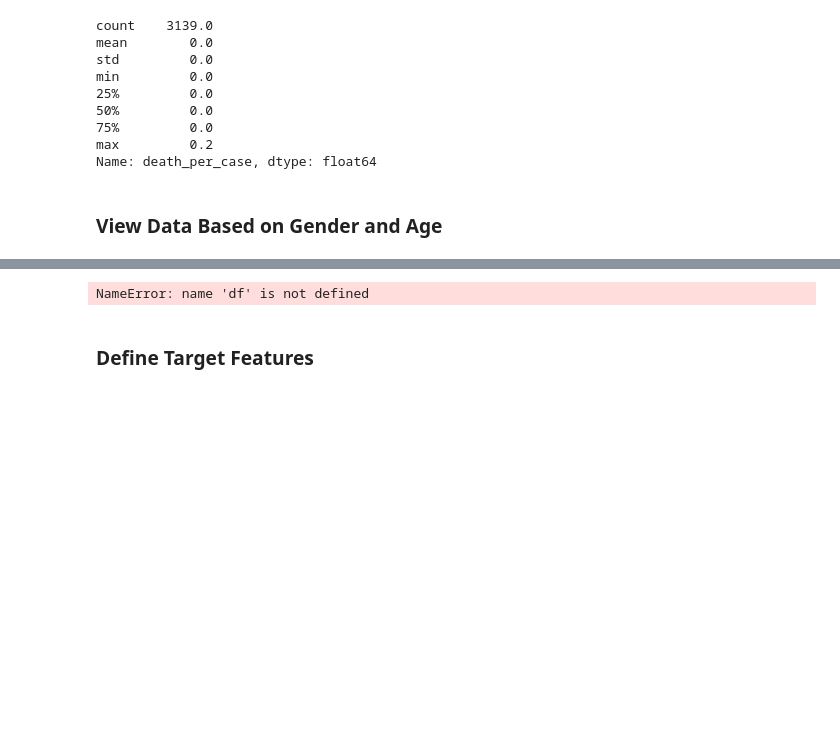
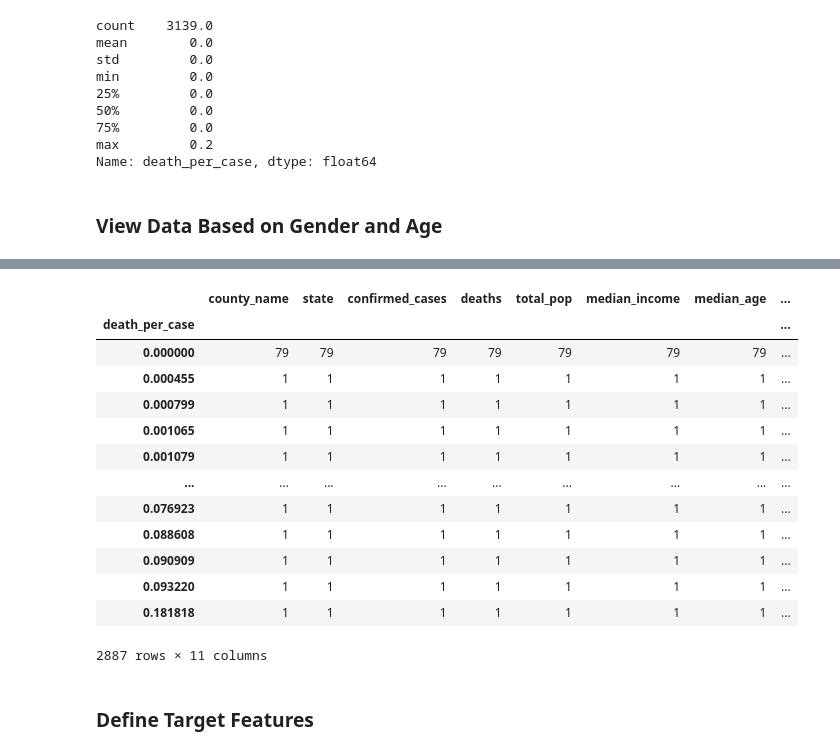
Before and after one commit to memote024/CS7324fall23, a Jupyter notebook: Lab3/Lab3_ExtendedLogisticalRegression (1).ipynb, the cells around one changed output, grey strips where cells are left out. Drawn from its saved outputs; the diff is of its cells as text; code cells hidden in the pictures; blank space fills up the shorter version.

```diff
--- a/Lab3/Lab3_ExtendedLogisticalRegression (1).ipynb
+++ b/Lab3/Lab3_ExtendedLogisticalRegression (1).ipynb
@@ -461,7 +493,20 @@ NameError: name 'df' is not defined
 # %%
-df.groupby('deaths_per_case').count()
+cases.groupby('death_per_case').count()
 # %% [output]
+|  | county_name | state | confirmed_cases | deaths | total_pop | median_income | median_age | ... |
+| death_per_case |  |  |  |  |  |  |  | ... |
+| 0.000000 | 79 | 79 | 79 | 79 | 79 | 79 | 79 | ... |
+| 0.000455 | 1 | 1 | 1 | 1 | 1 | 1 | 1 | ... |
+| 0.000799 | 1 | 1 | 1 | 1 | 1 | 1 | 1 | ... |
+| 0.001065 | 1 | 1 | 1 | 1 | 1 | 1 | 1 | ... |
+| 0.001079 | 1 | 1 | 1 | 1 | 1 | 1 | 1 | ... |
+| ... | ... | ... | ... | ... | ... | ... | ... | ... |
+| 0.076923 | 1 | 1 | 1 | 1 | 1 | 1 | 1 | ... |
+| 0.088608 | 1 | 1 | 1 | 1 | 1 | 1 | 1 | ... |
+| 0.090909 | 1 | 1 | 1 | 1 | 1 | 1 | 1 | ... |
+| 0.093220 | 1 | 1 | 1 | 1 | 1 | 1 | 1 | ... |
+| 0.181818 | 1 | 1 | 1 | 1 | 1 | 1 | 1 | ... |
-NameError: name 'df' is not defined
+2887 rows × 11 columns
 # %% [markdown]
 ### Define Target Features
 # %%
```
Also changed, not shown: parts of 17 cells of this notebook.
